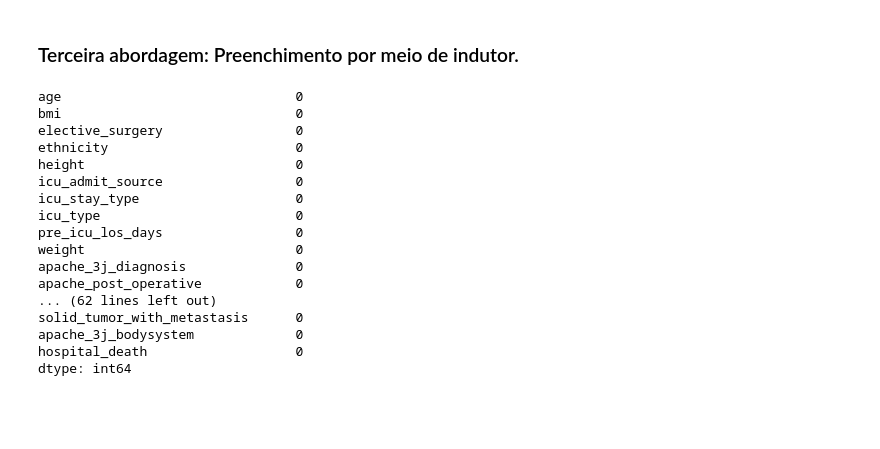
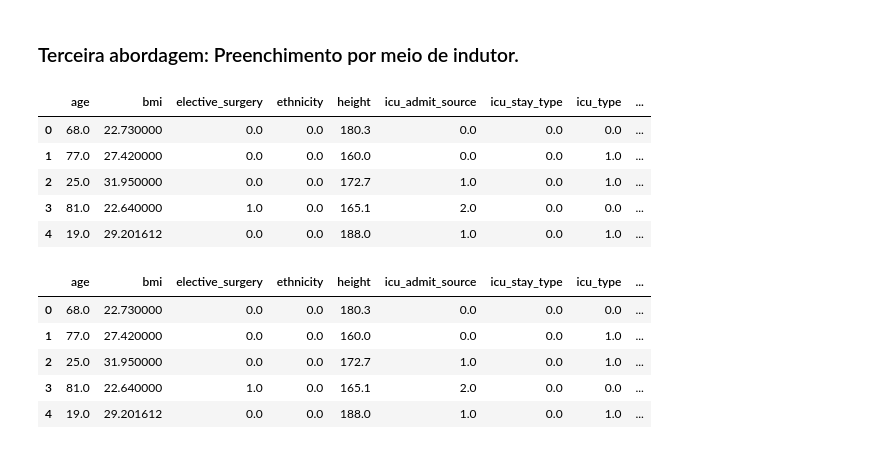
Before and after one commit to TheDramaturgy/ArtificialInteligence, a Jupyter notebook: TrabalhoRedesNeurais/02_analise.ipynb, the cells around one changed output. Drawn from its saved outputs; the diff is of its cells as text; code cells hidden in the pictures; blank space fills up the shorter version.

```diff
--- a/TrabalhoRedesNeurais/02_analise.ipynb
+++ b/TrabalhoRedesNeurais/02_analise.ipynb
@@ -652,23 +652,51 @@ statistic_data.to_csv('statistic_data.csv', index=False)
 # imputer = MissForest()
 # data_for_imputation = data.drop('hospital_death', axis=1)
 # imputed_data = imputer.fit_transform(data_for_imputation)
-# %%
-statistic_data.isnull().sum()
-# %% [output]
-age                              0
-bmi                              0
-elective_surgery                 0
-ethnicity                        0
-height                           0
-icu_admit_source                 0
-icu_stay_type                    0
-icu_type                         0
-pre_icu_los_days                 0
-weight                           0
-apache_3j_diagnosis              0
-apache_post_operative            0
-... (62 lines left out)
-solid_tumor_with_metastasis      0
-apache_3j_bodysystem             0
-hospital_death                   0
-dtype: int64
+# %%
+imputed_data_read = numpy.genfromtxt('imputed_data.csv', delimiter=',')
+# %%
+columns_names = ['age', 'bmi', 'elective_surgery', 'ethnicity', 'height', 'icu_admit_source', 'icu_stay_type', 'icu_type',
+                 'pre_icu_los_days', 'weight', 'apache_3j_diagnosis', 'apache_post_operative', 'arf_apache', 'gcs_eyes_apache',
+                 'gcs_motor_apache', 'gcs_unable_apache', 'gcs_verbal_apache', 'heart_rate_apache', 'intubated_apache', 'map_apache',
+                 'resprate_apache', 'temp_apache', 'ventilated_apache', 'd1_diasbp_max', 'd1_diasbp_min', 'd1_diasbp_noninvasive_max',
+                 'd1_diasbp_noninvasive_min', 'd1_heartrate_max', 'd1_heartrate_min', 'd1_mbp_max', 'd1_mbp_min', 'd1_mbp_noninvasive_max',
+                 'd1_mbp_noninvasive_min', 'd1_resprate_max', 'd1_resprate_min', 'd1_spo2_max', 'd1_spo2_min', 'd1_sysbp_max', 'd1_sysbp_min',
+                 'd1_sysbp_noninvasive_max', 'd1_sysbp_noninvasive_min', 'd1_temp_max', 'd1_temp_min', 'h1_diasbp_max', 'h1_diasbp_min',
+                 'h1_diasbp_noninvasive_max', 'h1_diasbp_noninvasive_min', 'h1_heartrate_max', 'h1_heartrate_min', 'h1_mbp_max', 'h1_mbp_min',
+                 'h1_mbp_noninvasive_max', 'h1_mbp_noninvasive_min', 'h1_resprate_max', 'h1_resprate_min', 'h1_spo2_max', 'h1_spo2_min',
+                 'h1_sysbp_max', 'h1_sysbp_min', 'h1_sysbp_noninvasive_max', 'h1_sysbp_noninvasive_min', 'd1_glucose_max', 'd1_glucose_min',
+                 'd1_potassium_max', 'd1_potassium_min', 'apache_4a_hospital_death_prob', 'apache_4a_icu_death_prob', 'aids', 'cirrhosis',
+                 'diabetes_mellitus', 'hepatic_failure', 'immunosuppression', 'leukemia', 'lymphoma', 'solid_tumor_with_metastasis',
+                 'apache_3j_bodysystem']
+
+imputed_dataframe = pandas.DataFrame(imputed_data_read, columns=columns_names)
+imputed_dataframe['hospital_death'] = data['hospital_death']
+imputed_dataframe.head()
+# %% [output]
+|  | age | bmi | elective_surgery | ethnicity | height | icu_admit_source | icu_stay_type | icu_type | ... |
+| 0 | 68.0 | 22.730000 | 0.0 | 0.0 | 180.3 | 0.0 | 0.0 | 0.0 | ... |
+| 1 | 77.0 | 27.420000 | 0.0 | 0.0 | 160.0 | 0.0 | 0.0 | 1.0 | ... |
+| 2 | 25.0 | 31.950000 | 0.0 | 0.0 | 172.7 | 1.0 | 0.0 | 1.0 | ... |
+| 3 | 81.0 | 22.640000 | 1.0 | 0.0 | 165.1 | 2.0 | 0.0 | 0.0 | ... |
+| 4 | 19.0 | 29.201612 | 0.0 | 0.0 | 188.0 | 1.0 | 0.0 | 1.0 | ... |
+# %%
+# Função que recebe uma lista e um valor, e retorna o elemento da lista mais próximo do valor
+def find_nearest(array, value):
+    array = numpy.asarray(array)
+    idx = (numpy.abs(array - value)).argmin()
+    return array[idx]
+
+# Lista de valores possíveis para o atributo apache_3j_diagnosis
+apache_diagnosis_values = list(dict.fromkeys(data['apache_3j_diagnosis'].values))
+apache_diagnosis_values = [x for x in apache_diagnosis_values if str(x) != 'nan']
+
+# Aplicando a função find_nearest para cada valor do atributo apache_3j_diagnosis
+imputed_dataframe['apache_3j_diagnosis'] = imputed_dataframe['apache_3j_diagnosis'].apply(lambda x: find_nearest(apache_diagnosis_values, x))
+imputed_dataframe.head()
+# %% [output]
+|  | age | bmi | elective_surgery | ethnicity | height | icu_admit_source | icu_stay_type | icu_type | ... |
+| 0 | 68.0 | 22.730000 | 0.0 | 0.0 | 180.3 | 0.0 | 0.0 | 0.0 | ... |
+| 1 | 77.0 | 27.420000 | 0.0 | 0.0 | 160.0 | 0.0 | 0.0 | 1.0 | ... |
+| 2 | 25.0 | 31.950000 | 0.0 | 0.0 | 172.7 | 1.0 | 0.0 | 1.0 | ... |
+| 3 | 81.0 | 22.640000 | 1.0 | 0.0 | 165.1 | 2.0 | 0.0 | 0.0 | ... |
+| 4 | 19.0 | 29.201612 | 0.0 | 0.0 | 188.0 | 1.0 | 0.0 | 1.0 | ... |
```
Also changed, not shown: parts of 2 cells of this notebook, 1 other file.
